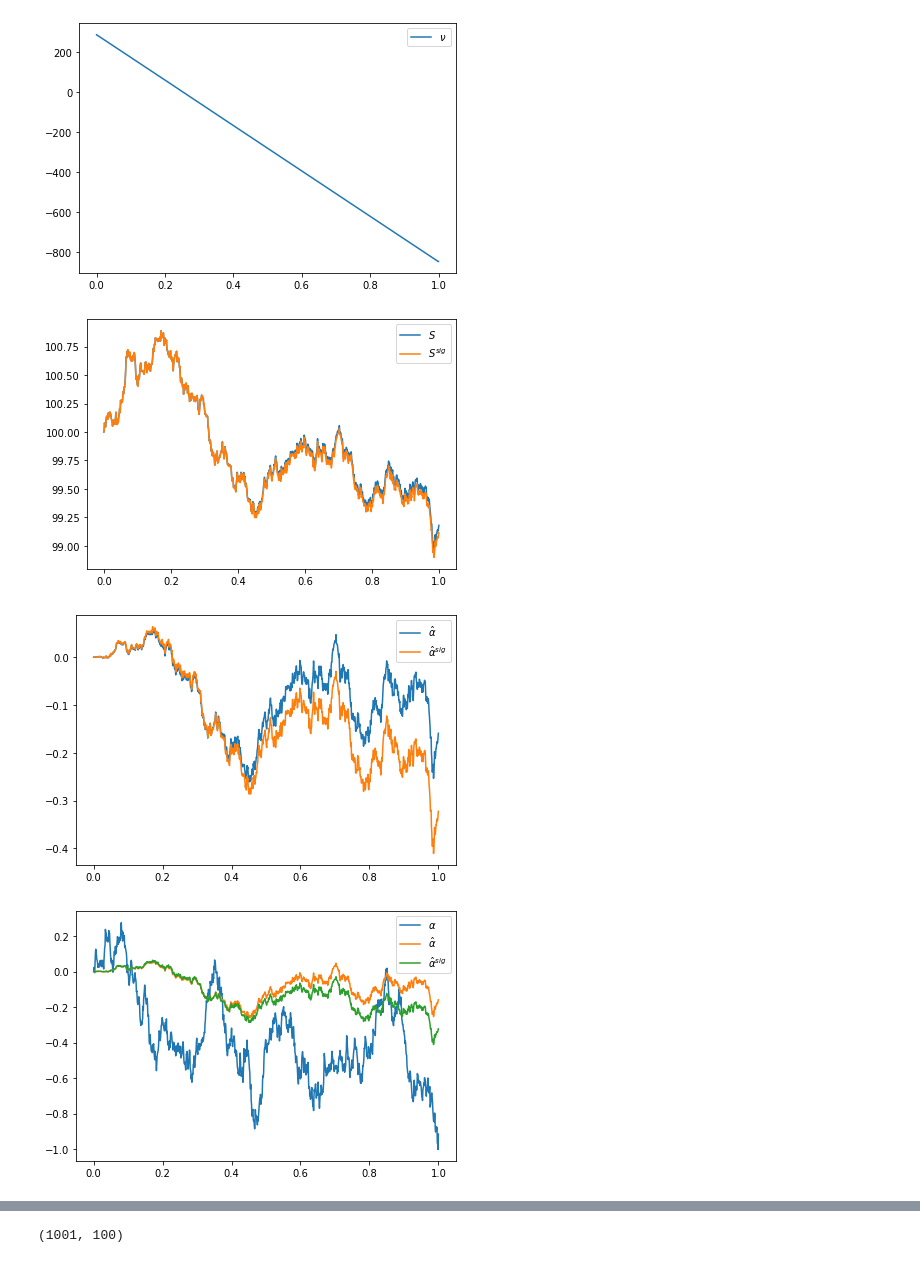
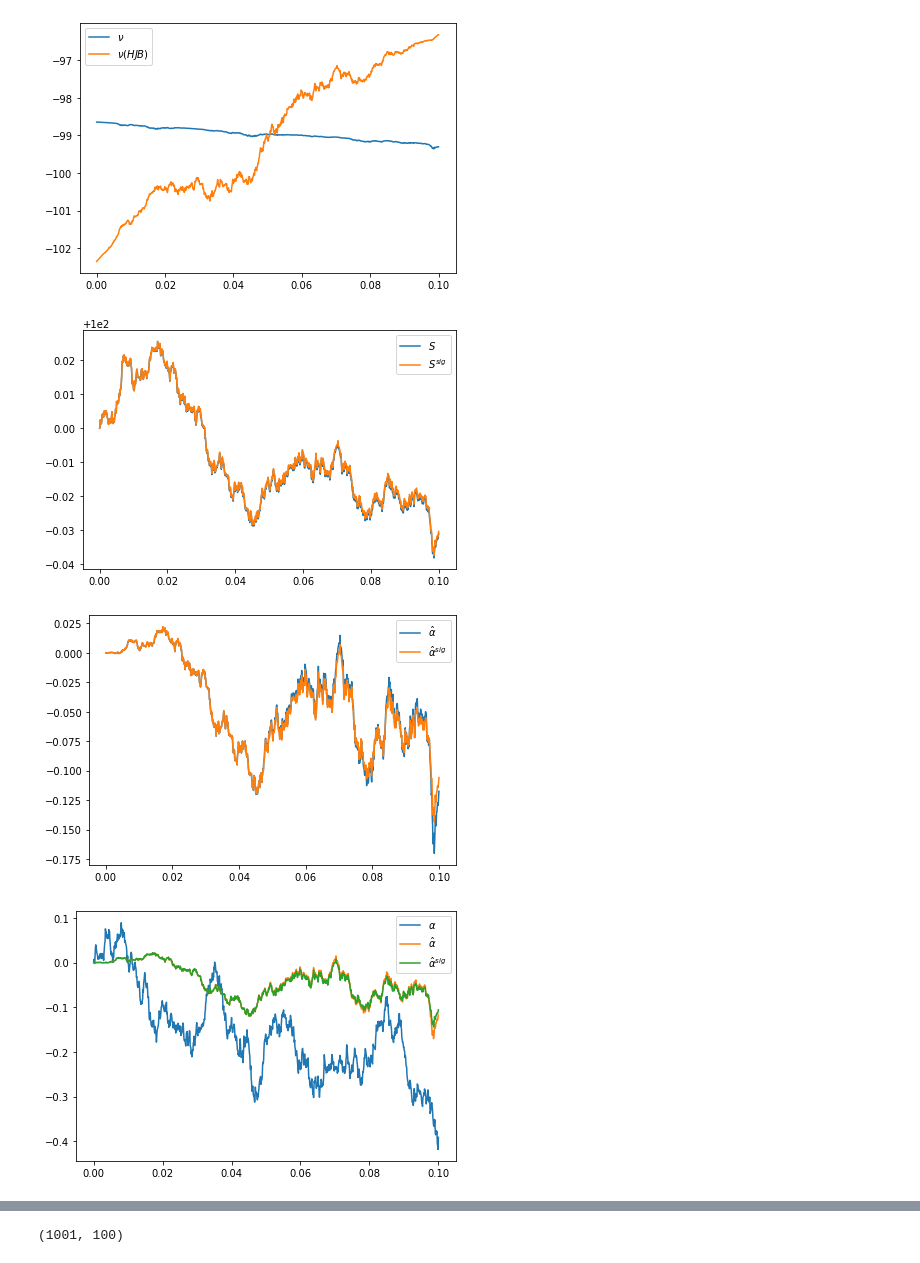
Before and after one commit to muhammadalifaqsha/optimal-control-with-signatures, a Jupyter notebook: notebooks/alif-playground-Copy2.ipynb, the cells around one changed output, grey strips where cells are left out. Drawn from its saved outputs; the diff is of its cells as text; code cells hidden in the pictures.

```diff
--- a/notebooks/alif-playground-Copy2.ipynb
+++ b/notebooks/alif-playground-Copy2.ipynb
@@ -60,10 +75,10 @@ plt.show()
 # %%
 np.random.seed(456)
 dim = 2
-order = 4
-poly_deg = 3
+order = 5
+poly_deg = 5
 
-env = problem1.environment(sigma_s = sigma_s, b2 = b2)
+env = problem1.environment(**params)
 optimiser_1 = optimiser_new.Optimiser(env, order = order, poly_deg = poly_deg)
 # %%
 optimiser_1.W_sig_expected
@@ -98,3 +138,5 @@ F_new = np.array([ 1.80932630e+03, -2.43819788e+03,  1.82406510e+01,  9.58148236
+# %%
+strag_sig = problem1.sig_strag_dot(F, order = order)
 # %%
 F.flatten()
 # %% [output]
@@ -168,60 +250,66 @@ env.simulate(nsims, strag_sig)
 # %%
-f_s_sig = problem1.sig_strag_dot_1(f_s, order = trunc_lev)
-f_alpha_sig = problem1.sig_strag_dot_1(f_alpha, order = trunc_lev_1)
-f_perf_crit = problem1.sig_strag_dot_1(p_perf, order = 3)
+# f_s_sig = problem1.sig_strag_dot_1(f_s, order = trunc_lev)
+# f_alpha_sig = problem1.sig_strag_dot_1(f_alpha, order = trunc_lev_1)
+# f_perf_crit = problem1.sig_strag_dot_1(p_perf, order = order)
+
+f_s_sig = problem1.sig_strag_dot(f_s, order = trunc_lev)
+f_alpha_sig = problem1.sig_strag_dot(f_alpha, order = trunc_lev_1)
+f_perf_crit = problem1.sig_strag_dot(p_perf, order = order)
 
 S_sig = np.zeros((env.Nt+1,nsims))
 alpha_hat_sig = np.zeros((env.Nt+1,nsims))
 perf_hist = np.zeros((env.Nt+1,nsims))
 
-S_sig = f_s_sig(env)
-alpha_hat_sig = f_alpha_sig(env)
-perf_hist = f_perf_crit(env)
+# S_sig = f_s_sig(env)
+# alpha_hat_sig = f_alpha_sig(env)
+# perf_hist = f_perf_crit(env)
 
-# for it in range(env.Nt+1):
-#     S_sig[it,:] = f_s_sig(env,it)
-#     alpha_hat_sig[it,:] = f_alpha_sig(env,it)
-#     perf_hist[it,:] = f_perf_crit(env,it)
-#     #S_sig[it,:] = strag_sig(env,it)
+for it in range(env.Nt+1):
+    S_sig[it,:] = f_s_sig(env,it)
+    alpha_hat_sig[it,:] = f_alpha_sig(env,it)
+    perf_hist[it,:] = f_perf_crit(env,it)
+    #S_sig[it,:] = strag_sig(env,it)
 # %%
 nsim = 2
 
 plt.plot(env.timesteps, env.nu[:,nsim], label=r'$\nu$')
+plt.plot(env_baseline.timesteps, env_baseline.nu[:,nsim], label=r'$\nu (HJB)$')
 plt.legend()
 plt.tight_layout()
 plt.show()
 
 plt.plot(env.timesteps, env.S[:,nsim], label=r'$S$')
 plt.plot(env.timesteps, S_sig[:,nsim], label=r'$S^{sig}$')
 plt.legend()
 plt.tight_layout()
 plt.show()
 
-plt.plot(env.timesteps, env.alpha_hat[:,nsim], label=r'$\hat{\alpha}$')
-plt.plot(env.timesteps, alpha_hat_sig[:,nsim], label=r'$\hat{\alpha}^{sig}$')
+plt.plot(env.timesteps[:], env.alpha_hat[:,nsim], label=r'$\hat{\alpha}$')
+plt.plot(env.timesteps[:], alpha_hat_sig[:,nsim], label=r'$\hat{\alpha}^{sig}$')
 plt.legend()
 plt.tight_layout()
 plt.show()
 
 plt.plot(env.timesteps, env.alpha[:,nsim], label=r'$\alpha$')
 plt.plot(env.timesteps, env.alpha_hat[:,nsim], label=r'$\hat{\alpha}$')
 plt.plot(env.timesteps, alpha_hat_sig[:,nsim], label=r'$\hat{\alpha}^{sig}$')
 plt.legend()
 plt.tight_layout()
 plt.show()
 
-plt.plot(env.timesteps, env.run_crit[:,nsim], label=r'Perf crit')
-plt.plot(env.timesteps, perf_hist[:,nsim], label=r'Perf crit (sig)')
+plt.plot(env.timesteps[:], env.run_crit[:,nsim], label=r'Perf crit')
+plt.plot(env.timesteps[:], perf_hist[:,nsim], label=r'Perf crit (sig)')
+plt.plot(env_baseline.timesteps[:], env_baseline.run_crit[:,nsim], label=r'Perf crit (HJB)')
 plt.legend()
 plt.tight_layout()
 plt.show()
 
 plt.plot(env.timesteps, env.innov[:,nsim], label=r'Innovation process')
 plt.legend()
 plt.tight_layout()
 plt.show()
 # %% [output]
-[figure, old version]
+[figure, new version]
-[figure, old version]
+[figure, new version]
-[figure, old version]
+[figure, new version]
-[figure, old version]
+[figure, new version]
```
Also changed, not shown: parts of 36 cells of this notebook, 4 other files.
